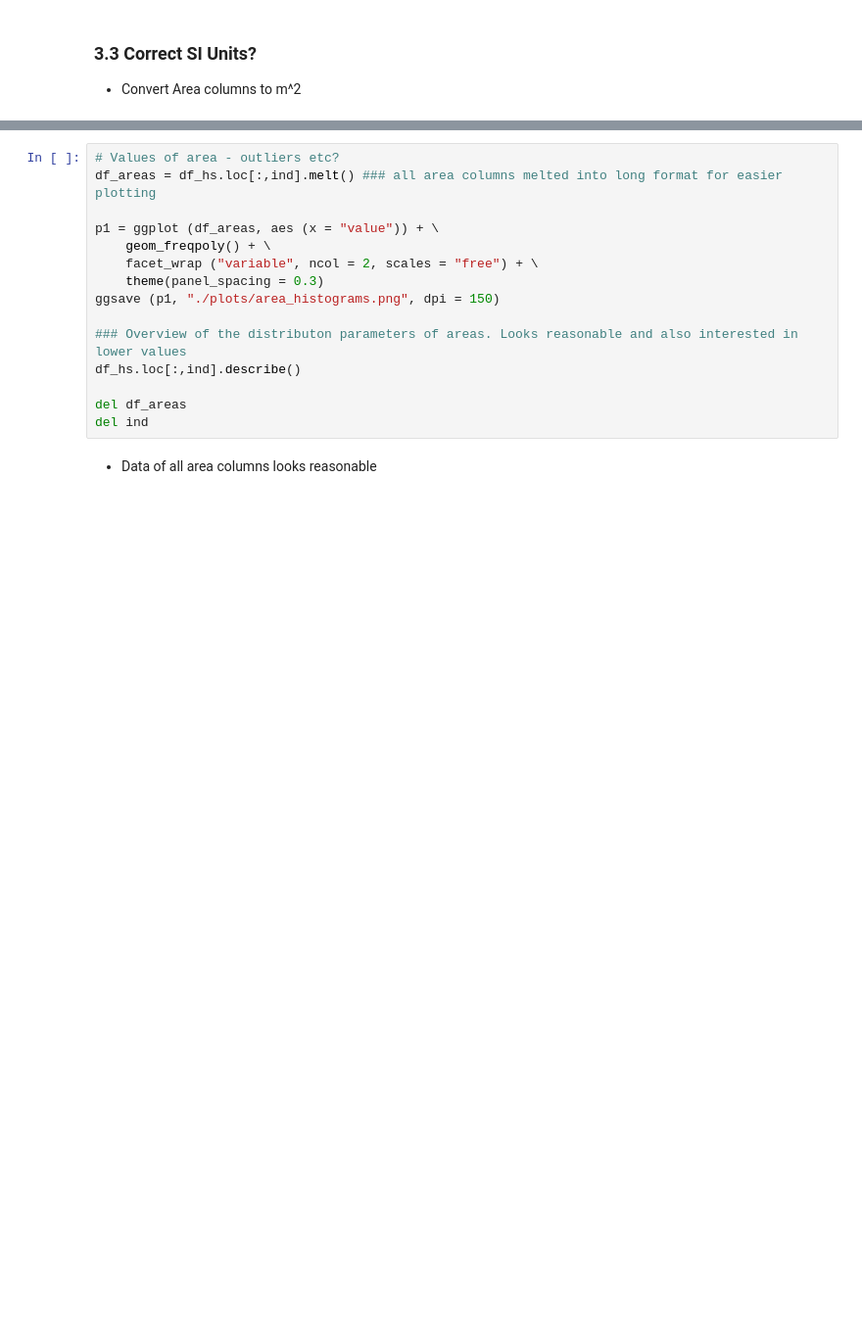
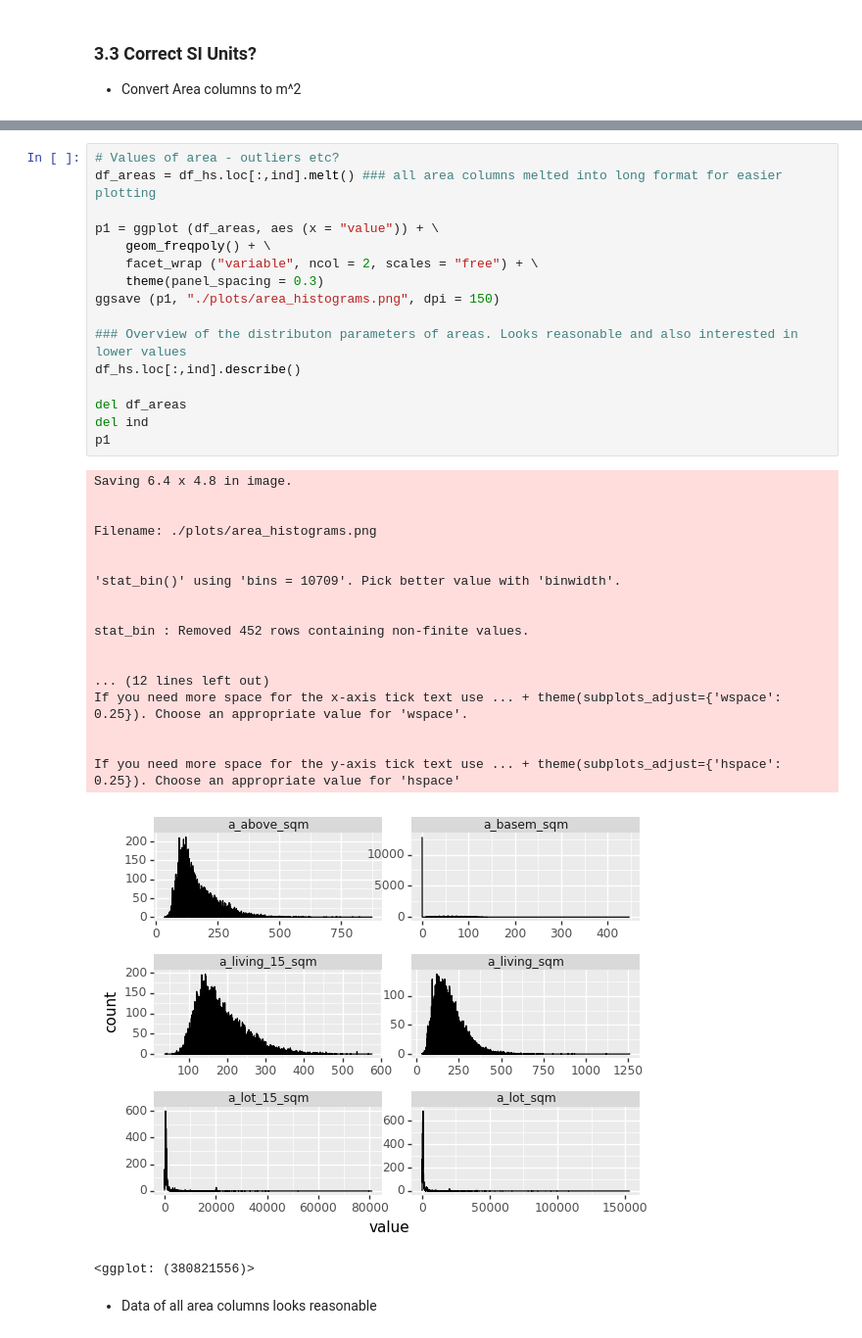
Before and after one commit to Gunnar-Oeh/ds-eda-project-gunnar-oeh, a Jupyter notebook: 01_data_cleaning.ipynb, the cells around one changed output, grey strips where cells are left out. Shown at 98% size. Saved outputs shown, nothing was run; the diff lists cells and outputs as text; blank space fills up the shorter version.

```diff
--- a/01_data_cleaning.ipynb
+++ b/01_data_cleaning.ipynb
@@ -124,18 +150,39 @@ df_hs
 # %%
 # Values of area - outliers etc?
 df_areas = df_hs.loc[:,ind].melt() ### all area columns melted into long format for easier plotting
 
 p1 = ggplot (df_areas, aes (x = "value")) + \
     geom_freqpoly() + \
     facet_wrap ("variable", ncol = 2, scales = "free") + \
     theme(panel_spacing = 0.3)
 ggsave (p1, "./plots/area_histograms.png", dpi = 150)
 
 ### Overview of the distributon parameters of areas. Looks reasonable and also interested in lower values
 df_hs.loc[:,ind].describe()
 
 del df_areas
 del ind
+p1
+# %% [output]
+Saving 6.4 x 4.8 in image.
+
+
+Filename: ./plots/area_histograms.png
+
+
+'stat_bin()' using 'bins = 10709'. Pick better value with 'binwidth'.
+
+
+stat_bin : Removed 452 rows containing non-finite values.
+
+
+... (12 lines left out)
+If you need more space for the x-axis tick text use ... + theme(subplots_adjust={'wspace': 0.25}). Choose an appropriate value for 'wspace'.
+
+
+If you need more space for the y-axis tick text use ... + theme(subplots_adjust={'hspace': 0.25}). Choose an appropriate value for 'hspace'
+[figure, added]
+<ggplot: (380821556)>
 # %% [markdown]
 - Data of all area columns looks reasonable
 # %% [markdown]
```
Also changed, not shown: parts of 3 cells of this notebook.
